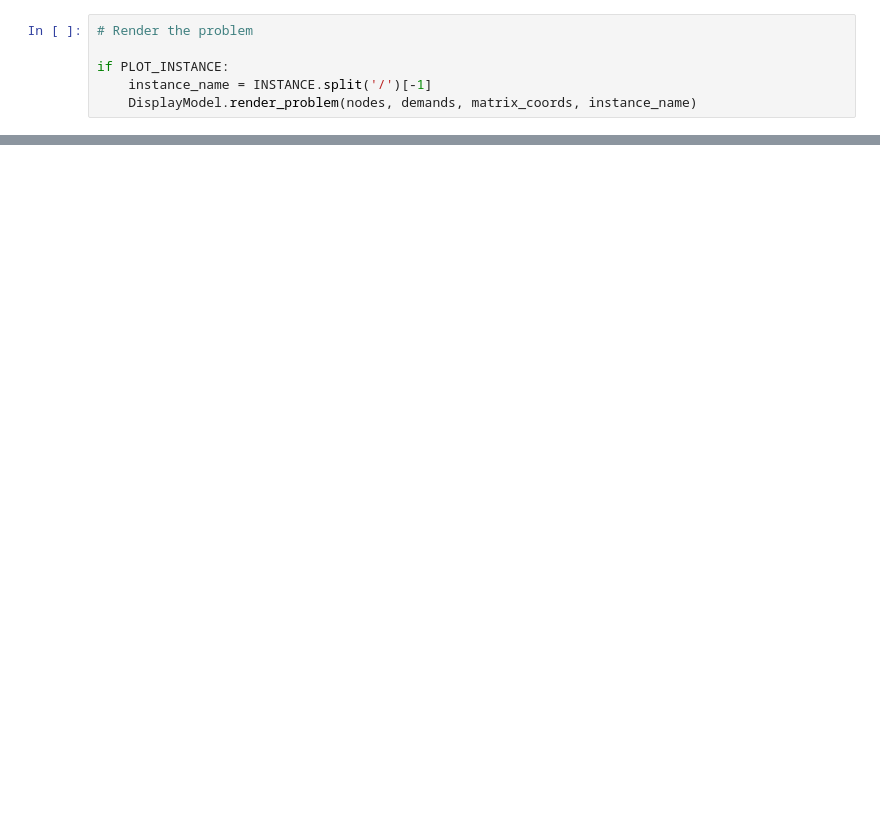
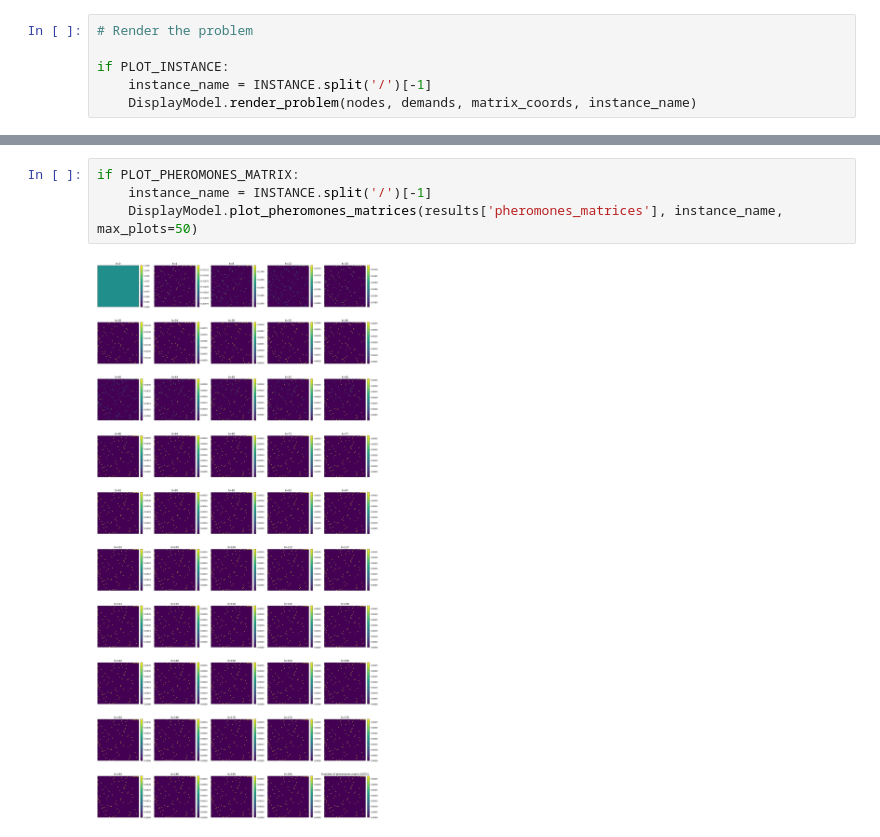
Before and after one commit to nicosnow-cl/improved-bwacs, a Jupyter notebook: examples/jupyter/main_as.ipynb, the cells around one changed output, grey strips where cells are left out. Cells and saved outputs as stored; diff of their text form; blank space fills up the shorter version.

```diff
--- a/examples/jupyter/main_as.ipynb
+++ b/examples/jupyter/main_as.ipynb
@@ -137,0 +163,6 @@ Difference %: 12.75
+# %%
+if PLOT_PHEROMONES_MATRIX:
+    instance_name = INSTANCE.split('/')[-1]
+    DisplayModel.plot_pheromones_matrices(results['pheromones_matrices'], instance_name, max_plots=50)
+# %% [output]
+[figure, added]
```
Also changed, not shown: parts of 4 cells of this notebook, 2 other files.
